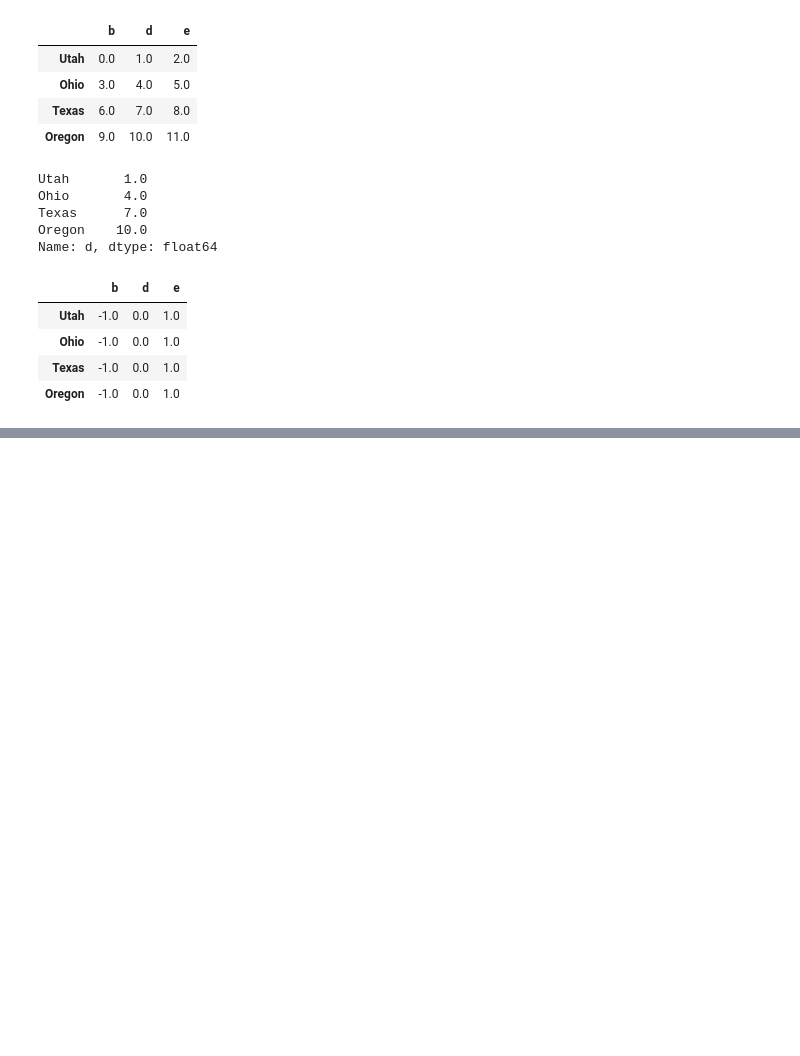
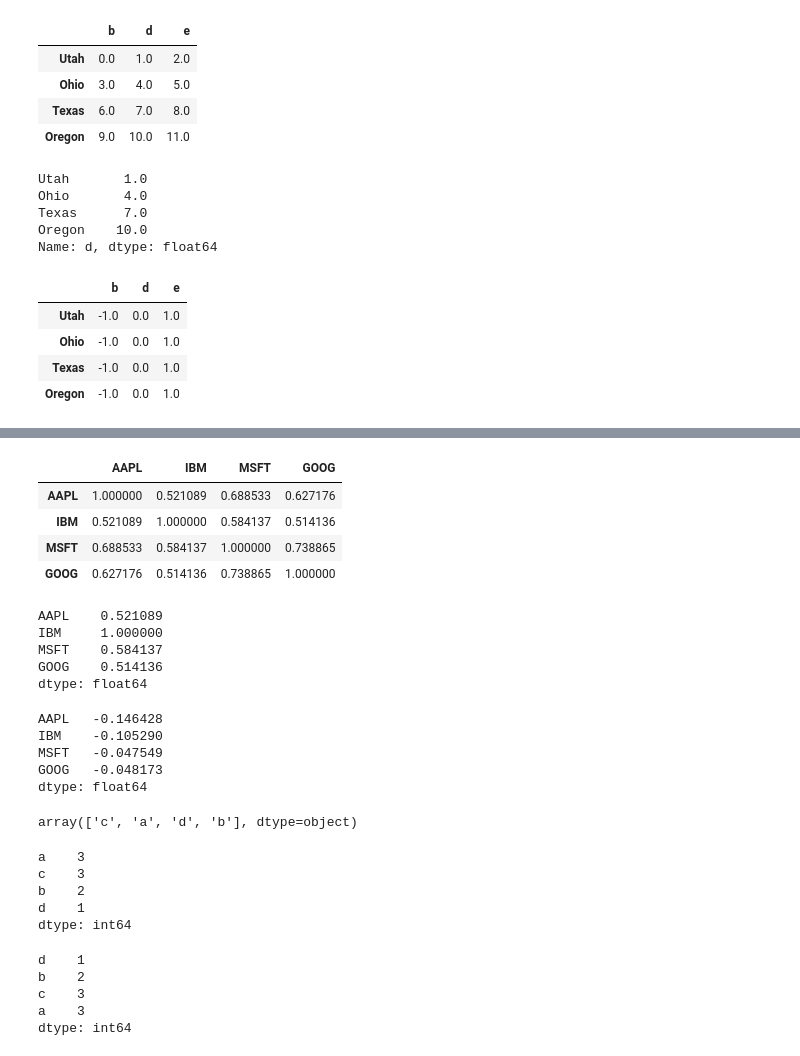
Before and after one commit to bartezz32/pandas-anaconda, a Jupyter notebook: chapter5/Pandas.ipynb, the cells around one changed output, grey strips where cells are left out. Saved outputs shown, nothing was run; the diff lists cells and outputs as text; code cells hidden in the pictures; blank space fills up the shorter version.

```diff
--- a/chapter5/Pandas.ipynb
+++ b/chapter5/Pandas.ipynb
@@ -947,0 +1291,46 @@ frame.sub(series3, axis='index')
+# %%
+returns.corr()
+# %% [output]
+|  | AAPL | IBM | MSFT | GOOG |
+| AAPL | 1.000000 | 0.521089 | 0.688533 | 0.627176 |
+| IBM | 0.521089 | 1.000000 | 0.584137 | 0.514136 |
+| MSFT | 0.688533 | 0.584137 | 1.000000 | 0.738865 |
+| GOOG | 0.627176 | 0.514136 | 0.738865 | 1.000000 |
+# %%
+returns.corrwith(returns.IBM)
+# %% [output]
+AAPL    0.521089
+IBM     1.000000
+MSFT    0.584137
+GOOG    0.514136
+dtype: float64
+# %%
+returns.corrwith(volume)
+# %% [output]
+AAPL   -0.146428
+IBM    -0.105290
+MSFT   -0.047549
+GOOG   -0.048173
+dtype: float64
+# %%
+obj = pd.Series(['c','a','d','a','a','b','b','c','c'])
+uniques = obj.unique()
+uniques
+# %% [output]
+array(['c', 'a', 'd', 'b'], dtype=object)
+# %%
+obj.value_counts()
+# %% [output]
+a    3
+c    3
+b    2
+d    1
+dtype: int64
+# %%
+pd.value_counts(obj.values, sort=False)
+# %% [output]
+d    1
+b    2
+c    3
+a    3
+dtype: int64
```
Also changed, not shown: parts of 48 cells of this notebook.
